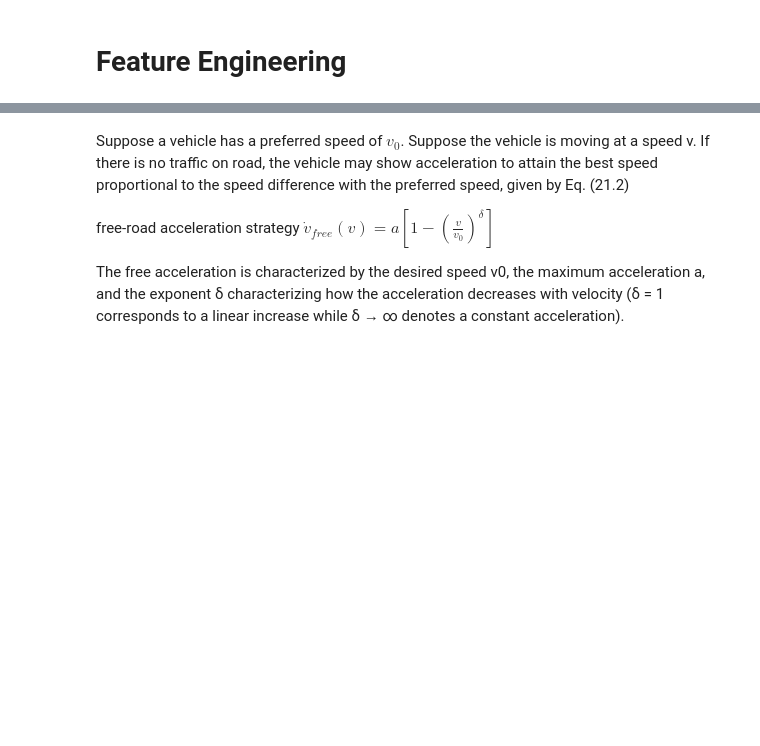
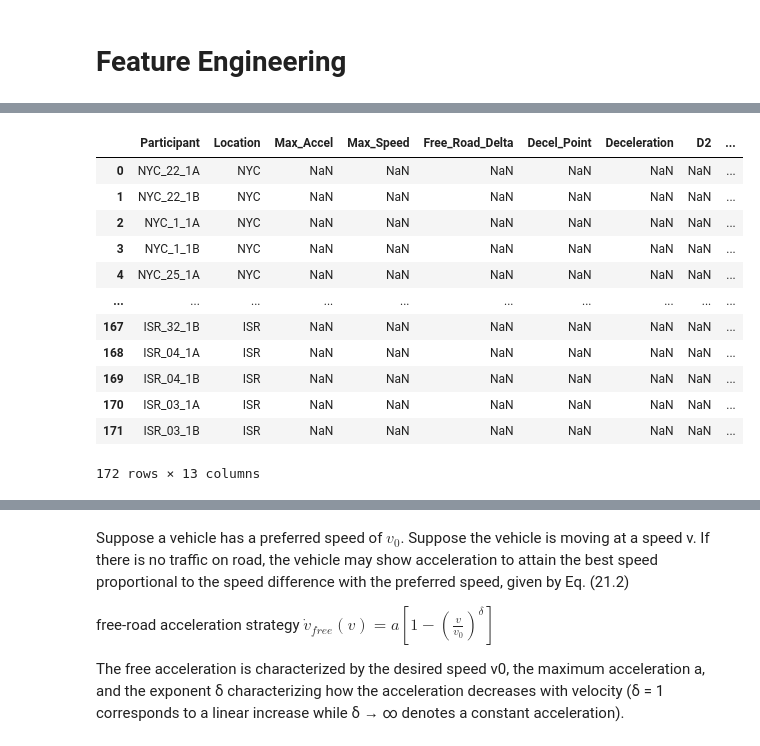
Before and after one commit to IRL-CT/Driver-AV_Development, a Jupyter notebook: State_Machine_Analysis.ipynb, the cells around one changed output, grey strips where cells are left out. Cells and saved outputs as stored; diff of their text form; code cells hidden in the pictures; blank space fills up the shorter version.

```diff
--- a/State_Machine_Analysis.ipynb
+++ b/State_Machine_Analysis.ipynb
@@ -170,0 +162,34 @@ feature_by_participant
+# %%
+feature_by_participant[[# Acceleration features
+                        'Max_Accel', # Maximum acceleration
+                        'Max_Speed', # Maximum speed
+                        'Free_Road_Delta', # Free-road acceleration parameter
+                        # Car-following features
+
+                        # Deceleration features
+                        'Decel_Point', # Deceleration point
+                        'Decel_Limit', # Deceleration limit
+                        'Deceleration', # Deceleration parameter
+
+                        # Condition features
+                        'D2', # CP6 - car B - A
+                        'D3', # CP2 - car B - A
+                        'D4', # CP7 - car B - A
+                        'D5', # CP1 - car A - B
+                        'D6'  # CP3 - car A - B
+                        ]] = np.nan
+feature_by_participant
+# %% [output]
+|  | Participant | Location | Max_Accel | Max_Speed | Free_Road_Delta | Decel_Point | Deceleration | D2 | ... |
+| 0 | NYC_22_1A | NYC | NaN | NaN | NaN | NaN | NaN | NaN | ... |
+| 1 | NYC_22_1B | NYC | NaN | NaN | NaN | NaN | NaN | NaN | ... |
+| 2 | NYC_1_1A | NYC | NaN | NaN | NaN | NaN | NaN | NaN | ... |
+| 3 | NYC_1_1B | NYC | NaN | NaN | NaN | NaN | NaN | NaN | ... |
+| 4 | NYC_25_1A | NYC | NaN | NaN | NaN | NaN | NaN | NaN | ... |
+| ... | ... | ... | ... | ... | ... | ... | ... | ... | ... |
+| 167 | ISR_32_1B | ISR | NaN | NaN | NaN | NaN | NaN | NaN | ... |
+| 168 | ISR_04_1A | ISR | NaN | NaN | NaN | NaN | NaN | NaN | ... |
+| 169 | ISR_04_1B | ISR | NaN | NaN | NaN | NaN | NaN | NaN | ... |
+| 170 | ISR_03_1A | ISR | NaN | NaN | NaN | NaN | NaN | NaN | ... |
+| 171 | ISR_03_1B | ISR | NaN | NaN | NaN | NaN | NaN | NaN | ... |
+172 rows × 13 columns
```
Also changed, not shown: parts of 54 cells of this notebook.
